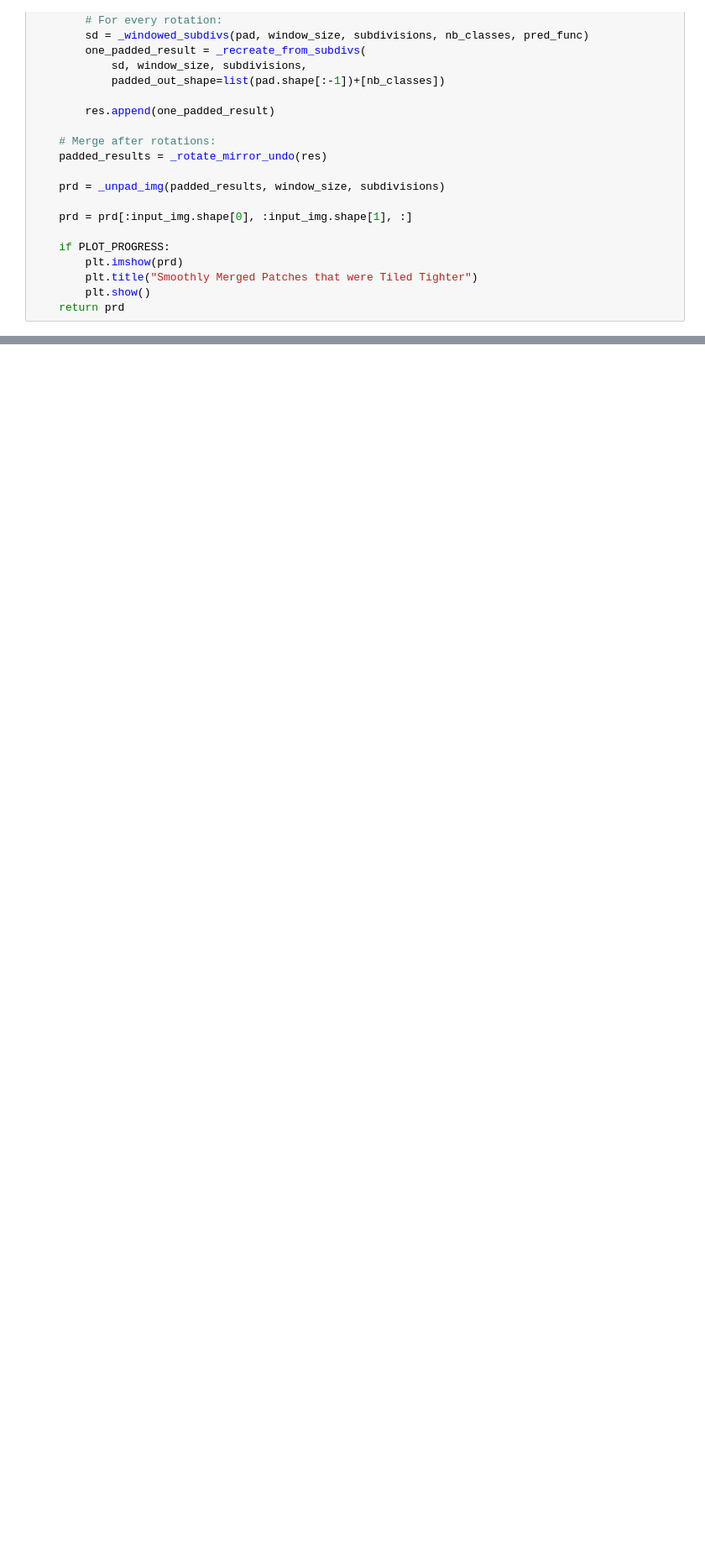
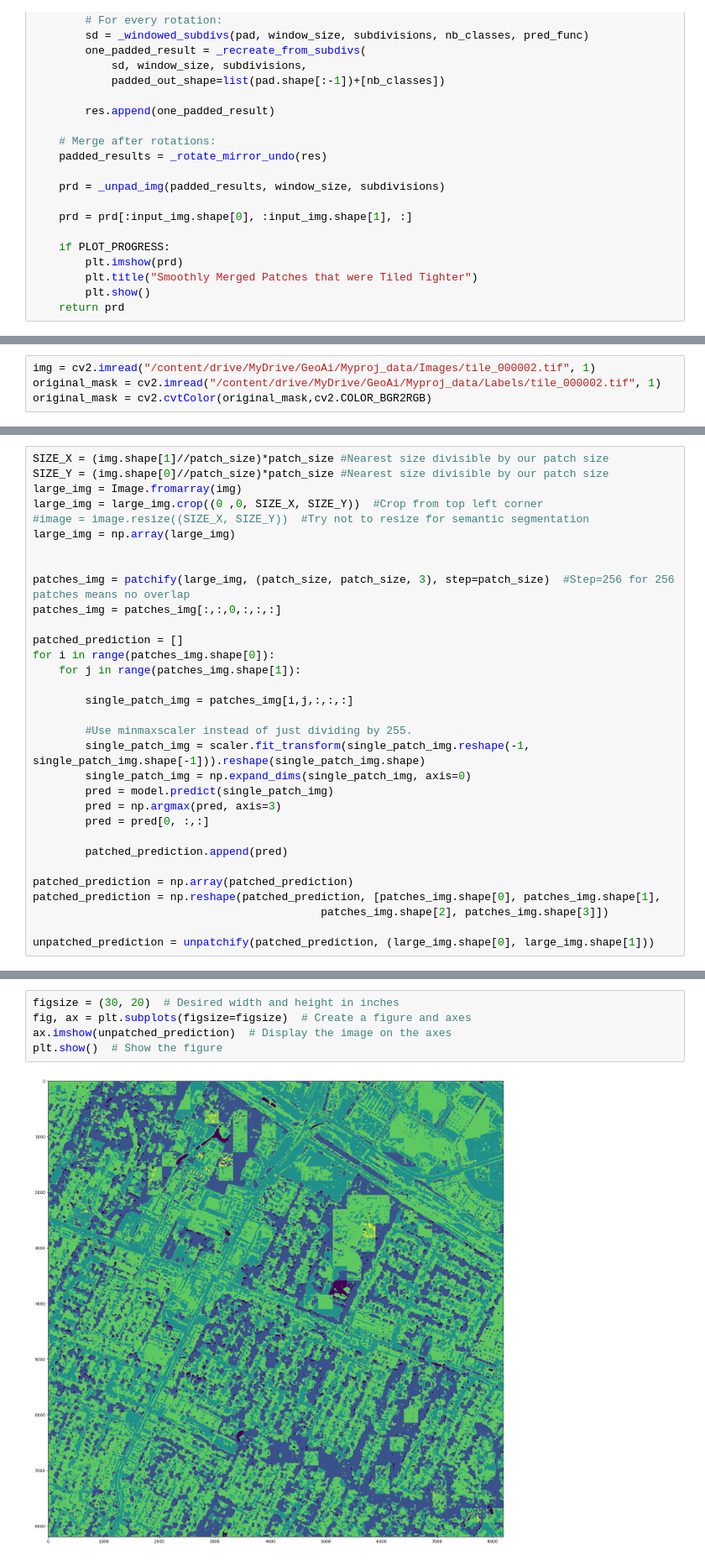
Before and after one commit to deskaygraphics/My_geoai_Project, a Jupyter notebook: smooth_tiled_predictions.ipynb, the cells around one changed output, grey strips where cells are left out. Shown at 84% size. Drawn from its saved outputs; the diff is of its cells as text; blank space fills up the shorter version.

```diff
--- a/smooth_tiled_predictions.ipynb
+++ b/smooth_tiled_predictions.ipynb
@@ -279,0 +294,4 @@ def predict_img_with_smooth_windowing(input_img, window_size, subdivisions, nb_c
+# %%
+img = cv2.imread("/content/drive/MyDrive/GeoAi/Myproj_data/Images/tile_000002.tif", 1)
+original_mask = cv2.imread("/content/drive/MyDrive/GeoAi/Myproj_data/Labels/tile_000002.tif", 1)
+original_mask = cv2.cvtColor(original_mask,cv2.COLOR_BGR2RGB)
@@ -279,0 +308,32 @@ def predict_img_with_smooth_windowing(input_img, window_size, subdivisions, nb_c
+# %%
+SIZE_X = (img.shape[1]//patch_size)*patch_size #Nearest size divisible by our patch size
+SIZE_Y = (img.shape[0]//patch_size)*patch_size #Nearest size divisible by our patch size
+large_img = Image.fromarray(img)
+large_img = large_img.crop((0 ,0, SIZE_X, SIZE_Y))  #Crop from top left corner
+#image = image.resize((SIZE_X, SIZE_Y))  #Try not to resize for semantic segmentation
+large_img = np.array(large_img)
+
+
+patches_img = patchify(large_img, (patch_size, patch_size, 3), step=patch_size)  #Step=256 for 256 patches means no overlap
+patches_img = patches_img[:,:,0,:,:,:]
+
+patched_prediction = []
+for i in range(patches_img.shape[0]):
+    for j in range(patches_img.shape[1]):
+
+        single_patch_img = patches_img[i,j,:,:,:]
+
+        #Use minmaxscaler instead of just dividing by 255.
+        single_patch_img = scaler.fit_transform(single_patch_img.reshape(-1, single_patch_img.shape[-1])).reshape(single_patch_img.shape)
+        single_patch_img = np.expand_dims(single_patch_img, axis=0)
+        pred = model.predict(single_patch_img)
+        pred = np.argmax(pred, axis=3)
+        pred = pred[0, :,:]
+
+        patched_prediction.append(pred)
+
+patched_prediction = np.array(patched_prediction)
+patched_prediction = np.reshape(patched_prediction, [patches_img.shape[0], patches_img.shape[1],
+                                            patches_img.shape[2], patches_img.shape[3]])
+
+unpatched_prediction = unpatchify(patched_prediction, (large_img.shape[0], large_img.shape[1]))
@@ -279,0 +358,7 @@ def predict_img_with_smooth_windowing(input_img, window_size, subdivisions, nb_c
+# %%
+figsize = (30, 20)  # Desired width and height in inches
+fig, ax = plt.subplots(figsize=figsize)  # Create a figure and axes
+ax.imshow(unpatched_prediction)  # Display the image on the axes
+plt.show()  # Show the figure
+# %% [output]
+[figure, added]
```
Also changed, not shown: parts of 4 cells of this notebook.
